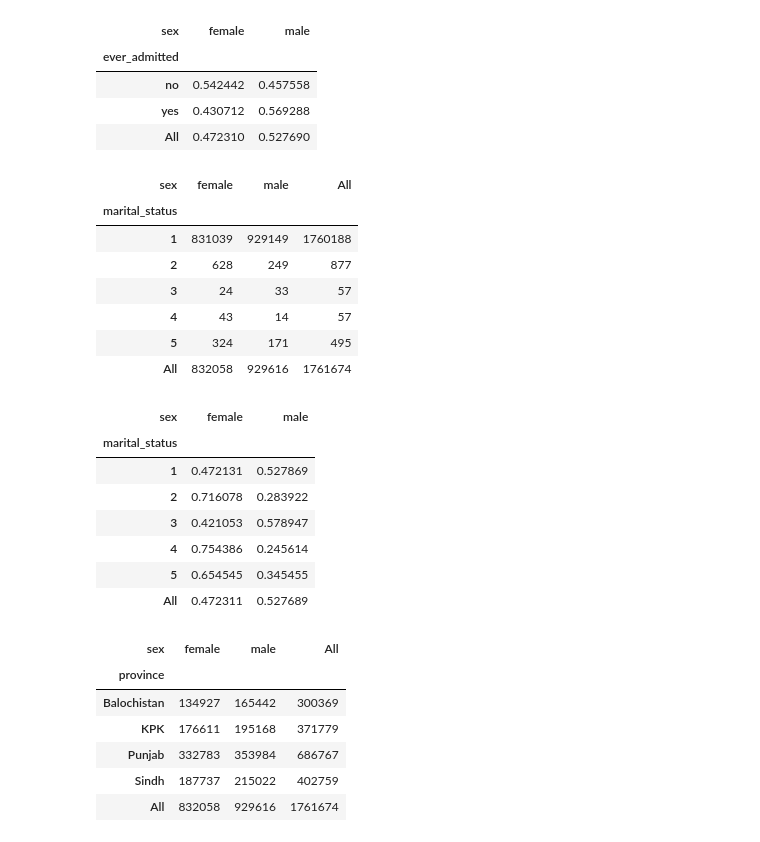
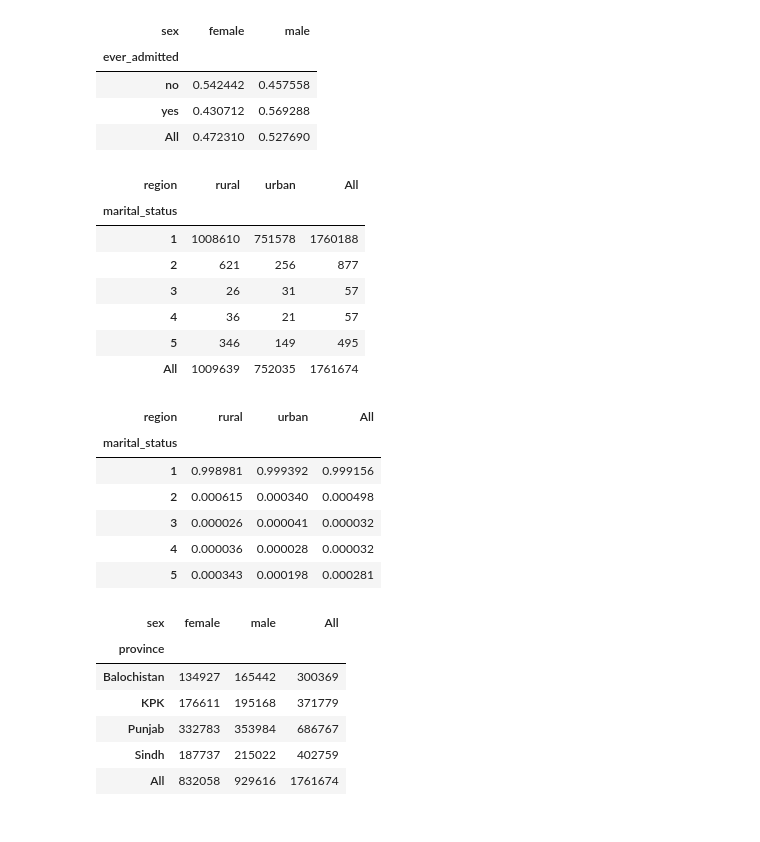
Before and after one commit to preetkhowaja/taliban_impact_pakistan, a Jupyter notebook: 20_analysis/eda_ind_level_data.ipynb, the cells around one changed output. Saved outputs shown, nothing was run; the diff lists cells and outputs as text; code cells hidden in the pictures.

```diff
--- a/20_analysis/eda_ind_level_data.ipynb
+++ b/20_analysis/eda_ind_level_data.ipynb
@@ -489,30 +525,29 @@ pd.crosstab(df["ever_admitted"],df["sex"],margins=True,normalize="index")
 | All | 0.472310 | 0.527690 |
 # %%
 # crosstab of treatment variable versus marital status
-pd.crosstab(df["marital_status"],df["sex"],margins=True)
+pd.crosstab(df["marital_status"],df["region"],margins=True)
 # %% [output]
-| sex | female | male | All |
+| region | rural | urban | All |
 | marital_status |  |  |  |
-| 1 | 831039 | 929149 | 1760188 |
-| 2 | 628 | 249 | 877 |
-| 3 | 24 | 33 | 57 |
-| 4 | 43 | 14 | 57 |
-| 5 | 324 | 171 | 495 |
-| All | 832058 | 929616 | 1761674 |
+| 1 | 1008610 | 751578 | 1760188 |
+| 2 | 621 | 256 | 877 |
+| 3 | 26 | 31 | 57 |
+| 4 | 36 | 21 | 57 |
+| 5 | 346 | 149 | 495 |
+| All | 1009639 | 752035 | 1761674 |
 # %%
 # normalized crosstab of treatment variable versus marital status
 # these values vary so much that we shall not test for whether the
 # difference is statistically different
-pd.crosstab(df["marital_status"],df["sex"],margins=True,normalize="index")
+pd.crosstab(df["marital_status"],df["region"],margins=True,normalize="columns")
 # %% [output]
-| sex | female | male |
-| marital_status |  |  |
-| 1 | 0.472131 | 0.527869 |
-| 2 | 0.716078 | 0.283922 |
-| 3 | 0.421053 | 0.578947 |
-| 4 | 0.754386 | 0.245614 |
-| 5 | 0.654545 | 0.345455 |
-| All | 0.472311 | 0.527689 |
+| region | rural | urban | All |
+| marital_status |  |  |  |
+| 1 | 0.998981 | 0.999392 | 0.999156 |
+| 2 | 0.000615 | 0.000340 | 0.000498 |
+| 3 | 0.000026 | 0.000041 | 0.000032 |
+| 4 | 0.000036 | 0.000028 | 0.000032 |
+| 5 | 0.000343 | 0.000198 | 0.000281 |
 # %%
 # crosstab of treatment variable province
 pd.crosstab(df["province"],df["sex"],margins=True)
```
Also changed, not shown: parts of 35 cells of this notebook, 1 other file.
